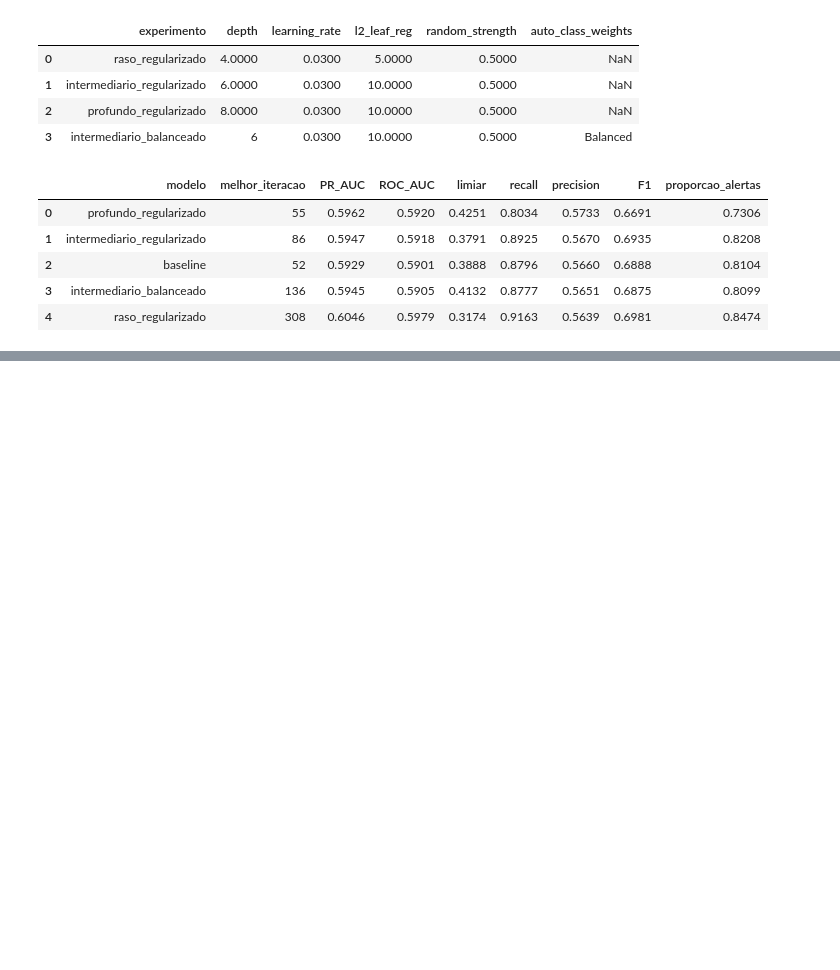
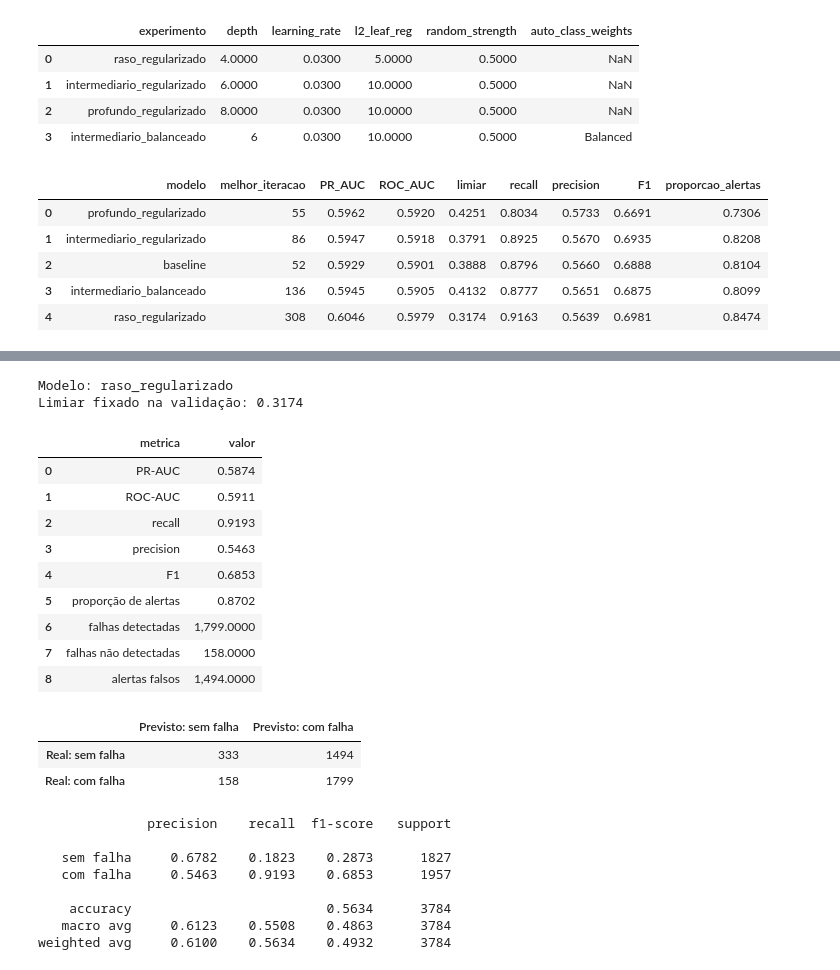
Before and after one commit to joaocardosodias/Lumem, a Jupyter notebook: src/modelo-07/03_treinamento_cat.ipynb, the cells around one changed output, grey strips where cells are left out. Drawn from its saved outputs; the diff is of its cells as text; code cells hidden in the pictures; blank space fills up the shorter version.

Commit message:
feat: análise de metricas do modelo

```diff
--- a/src/modelo-07/03_treinamento_cat.ipynb
+++ b/src/modelo-07/03_treinamento_cat.ipynb
@@ -548,0 +587,73 @@ display(comparacao_modelos)
+# %%
+probabilidades_teste = modelo_selecionado.predict_proba(pool_teste)[:, 1]
+predicoes_teste = (probabilidades_teste >= LIMIAR_FINAL).astype("int8")
+
+tn_teste, fp_teste, fn_teste, tp_teste = confusion_matrix(
+    y_teste, predicoes_teste
+).ravel()
+
+metricas_teste = pd.DataFrame({
+    "metrica": [
+        "PR-AUC",
+        "ROC-AUC",
+        "recall",
+        "precision",
+        "F1",
+        "proporção de alertas",
+        "falhas detectadas",
+        "falhas não detectadas",
+        "alertas falsos",
+    ],
+    "valor": [
+        average_precision_score(y_teste, probabilidades_teste),
+        roc_auc_score(y_teste, probabilidades_teste),
+        recall_score(y_teste, predicoes_teste),
+        precision_score(y_teste, predicoes_teste),
+        f1_score(y_teste, predicoes_teste),
+        predicoes_teste.mean(),
+        tp_teste,
+        fn_teste,
+        fp_teste,
+    ],
+})
+
+matriz_confusao_teste = pd.DataFrame(
+    [[tn_teste, fp_teste], [fn_teste, tp_teste]],
+    index=["Real: sem falha", "Real: com falha"],
+    columns=["Previsto: sem falha", "Previsto: com falha"],
+)
+
+print(f"Modelo: {NOME_MODELO_SELECIONADO}")
+print(f"Limiar fixado na validação: {LIMIAR_FINAL:.4f}")
+display(metricas_teste)
+display(matriz_confusao_teste)
+print(classification_report(
+    y_teste,
+    predicoes_teste,
+    target_names=["sem falha", "com falha"],
+    digits=4,
+))
+# %% [output]
+Modelo: raso_regularizado
+Limiar fixado na validação: 0.3174
+|  | metrica | valor |
+| 0 | PR-AUC | 0.5874 |
+| 1 | ROC-AUC | 0.5911 |
+| 2 | recall | 0.9193 |
+| 3 | precision | 0.5463 |
+| 4 | F1 | 0.6853 |
+| 5 | proporção de alertas | 0.8702 |
+| 6 | falhas detectadas | 1,799.0000 |
+| 7 | falhas não detectadas | 158.0000 |
+| 8 | alertas falsos | 1,494.0000 |
+|  | Previsto: sem falha | Previsto: com falha |
+| Real: sem falha | 333 | 1494 |
+| Real: com falha | 158 | 1799 |
+              precision    recall  f1-score   support
+
+   sem falha     0.6782    0.1823    0.2873      1827
+   com falha     0.5463    0.9193    0.6853      1957
+
+    accuracy                         0.5634      3784
+   macro avg     0.6123    0.5508    0.4863      3784
+weighted avg     0.6100    0.5634    0.4932      3784
```
Also changed, not shown: parts of 3 cells of this notebook, 4 other files.
